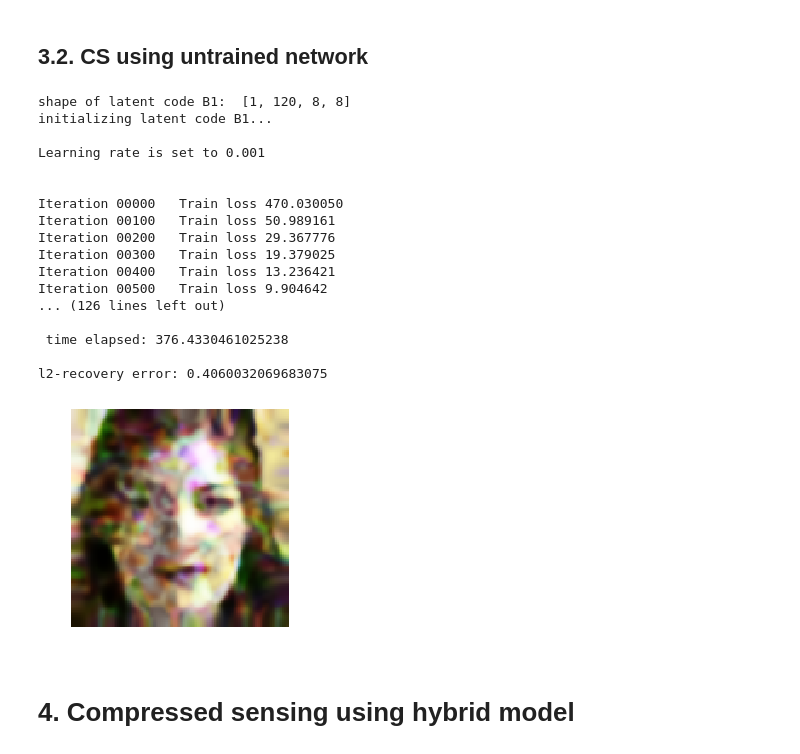
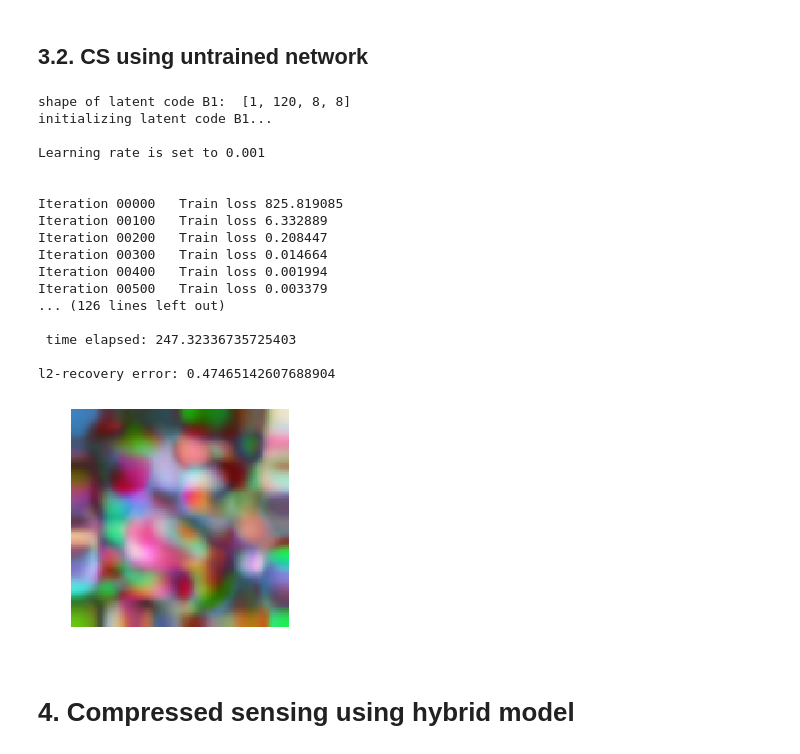
Before and after one commit to d-anguyen/Yeunuoc, a Jupyter notebook: CS-DD/Load_model.ipynb, the cells around one changed output. Cells and saved outputs as stored; diff of their text form; code cells hidden in the pictures.

```diff
--- a/CS-DD/Load_model.ipynb
+++ b/CS-DD/Load_model.ipynb
@@ -41,7 +41,7 @@ num GPUs 0
 #dataset = 'mnist' # 'mnist' or 'celeba'
 dataset = 'celeba'
 path = './test_data/' + dataset + '/'
-img_name = dataset + '3' # 1-5 (for celeba), 1-6 (for mnist)
+img_name = dataset + '2' # 1-5 (for celeba), 1-6 (for mnist)
 img_path = path + img_name + ".jpg"
 img_pil = Image.open(img_path)
 if dataset == 'celeba':
@@ -64,7 +64,7 @@ else:
     plt.gray()
 plt.axis('off')
 
-save_path= './extra_low_rate/Original'+'_'+img_name+'.png'
+save_path= './05_low_rate/Original'+'_'+img_name+'.png'
 plt.savefig(save_path, bbox_inches='tight', pad_inches = 0)
 
 img_var = np_to_var(img_np).type(dtype)
@@ -80,5 +80,5 @@ Dimensions of input image: (3, 128, 128)
 # %%
-f = 0.025 #compression rate
+f = 0.005 #compression rate
 print('Compression rate is ', f)
 m_image = int(f*d_image)
 print('Number of measurements is ',m_image, ' for signal of length ', d_image)
@@ -209,43 +209,43 @@ Sequential(
 # %%
 t0 = time.time()
 
 net, net_input, loss = CS_DD(net, num_channels, d_image, y=y, A=A, device= device,
-                             num_iter = 12000, lr_decay_epoch=3000)
+                             num_iter = 6000, lr_decay_epoch=2000)#12000-3000
 x_hat = net( net_input.type(dtype) )#.data.cpu().numpy()[0]
 
 t1 = time.time()
 grid = torchvision.utils.make_grid(x_hat, scale_each=True, normalize=True)
 plt.imshow(grid.detach().permute(1, 2, 0).cpu().numpy())
 plt.axis('off')
 #plt.imshow(x_hat.transpose(1,2,0))
 #plt.show()
 
 print('\n time elapsed:', t1-t0)
 
 error_wrt_truth = mse(x_hat, img_var).item()
 print('\nl2-recovery error:', error_wrt_truth)
 
-save_path= './extra_low_rate/DD'+'_'+img_name+'.png'
+save_path= './05_low_rate/DD'+'_'+img_name+'.png'
 plt.savefig(save_path,bbox_inches='tight', pad_inches = 0)
 # %% [output]
 shape of latent code B1:  [1, 120, 8, 8]
 initializing latent code B1...
 
 Learning rate is set to 0.001
 
 
-Iteration 00000   Train loss 470.030050
-Iteration 00100   Train loss 50.989161
-Iteration 00200   Train loss 29.367776
-Iteration 00300   Train loss 19.379025
-Iteration 00400   Train loss 13.236421
-Iteration 00500   Train loss 9.904642
+Iteration 00000   Train loss 825.819085
+Iteration 00100   Train loss 6.332889
+Iteration 00200   Train loss 0.208447
+Iteration 00300   Train loss 0.014664
+Iteration 00400   Train loss 0.001994
+Iteration 00500   Train loss 0.003379
 ... (126 lines left out)
 
- time elapsed: 376.4330461025238
+ time elapsed: 247.32336735725403
 
-l2-recovery error: 0.4060032069683075
+l2-recovery error: 0.47465142607688904
-[figure, old version]
+[figure, new version]
 # %% [markdown]
 # 4. Compressed sensing using hybrid model
 # %% [markdown]
```
Also changed, not shown: parts of 4 cells of this notebook, 8 other files.
